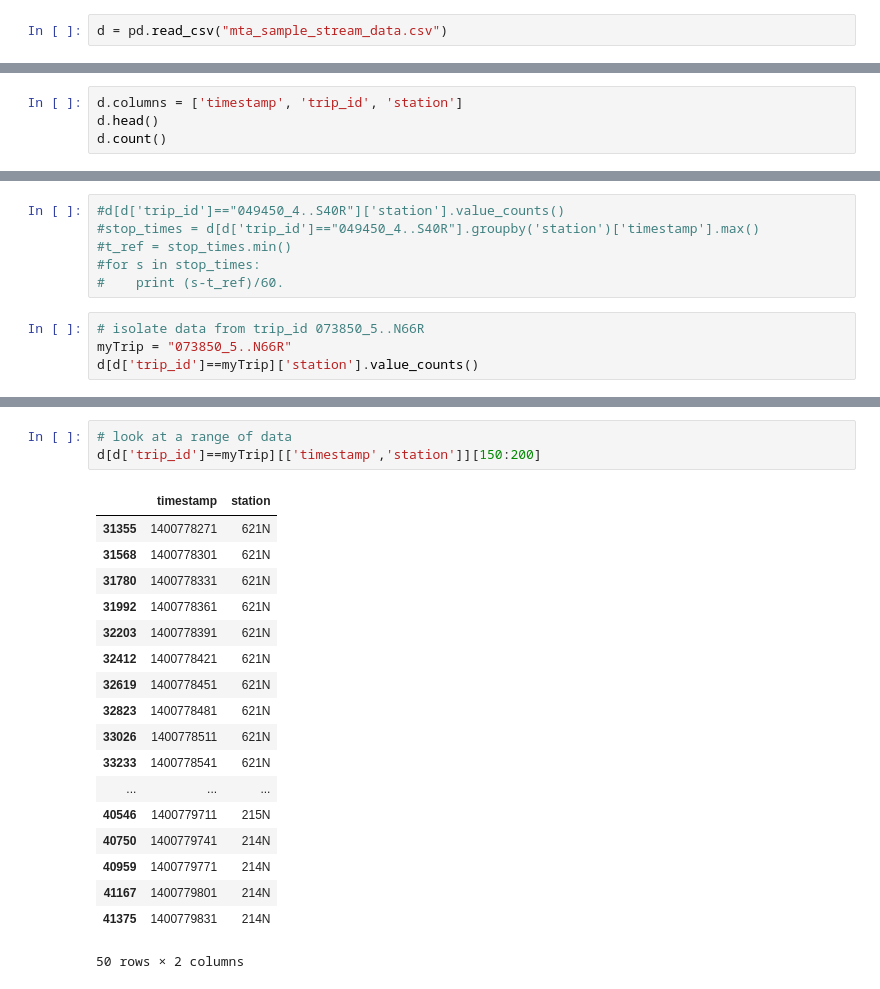
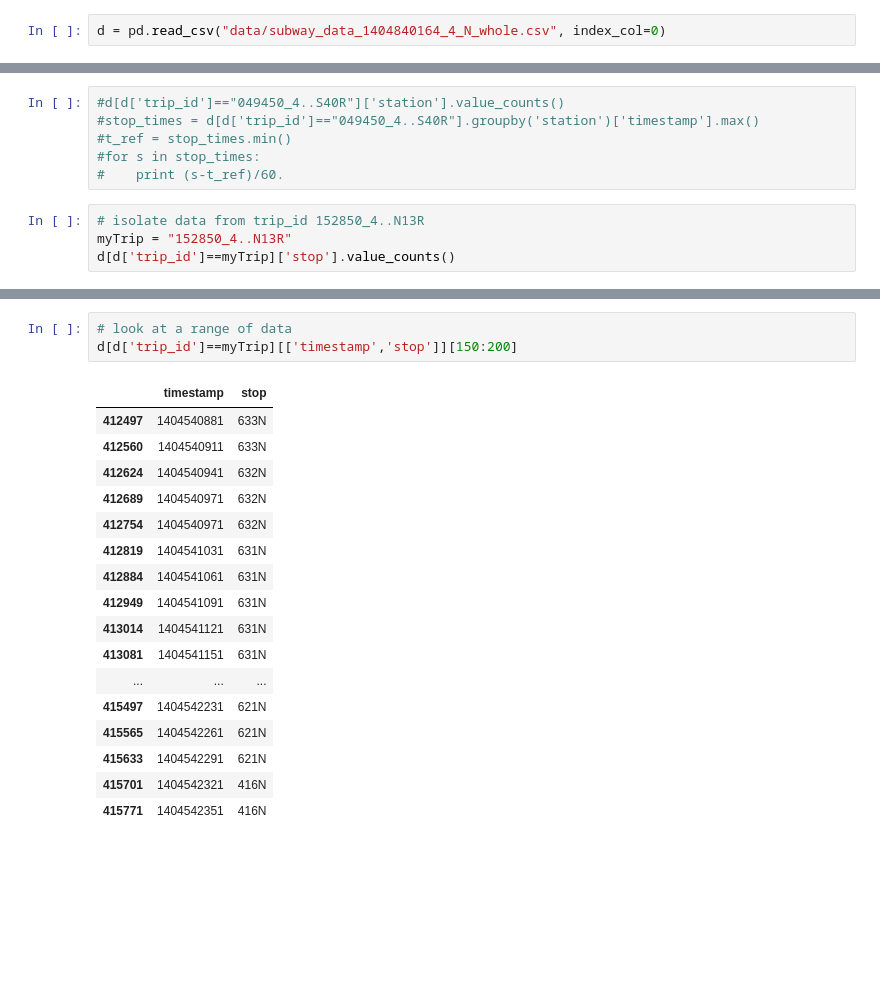
Before and after one commit to johngergely/conductor, a Jupyter notebook: introduction.ipynb, the cells around one changed output, grey strips where cells are left out. Drawn from its saved outputs; the diff is of its cells as text; blank space fills up the shorter version.

```diff
--- a/introduction.ipynb
+++ b/introduction.ipynb
@@ -12,10 +12,6 @@ Start by loading the sample data set into a pandas data frame. The sample data s
 # %%
 import pandas as pd
 # %%
-d = pd.read_csv("mta_sample_stream_data.csv")
+d = pd.read_csv("data/subway_data_1404840164_4_N_whole.csv", index_col=0)
 # %% [markdown]
 What is contained in this dataset?
-# %%
-d.columns = ['timestamp', 'trip_id', 'station']
-d.head()
-d.count()
@@ -117,7 +189,7 @@ Length: 5864, dtype: int64
 #for s in stop_times:
 #    print (s-t_ref)/60.
 # %%
-# isolate data from trip_id 073850_5..N66R
-myTrip = "073850_5..N66R"
-d[d['trip_id']==myTrip]['station'].value_counts()
+# isolate data from trip_id 152850_4..N13R
+myTrip = "152850_4..N13R"
+d[d['trip_id']==myTrip]['stop'].value_counts()
 # %% [output]
@@ -141,25 +213,24 @@ dtype: int64
 # %%
 # look at a range of data
-d[d['trip_id']==myTrip][['timestamp','station']][150:200]
+d[d['trip_id']==myTrip][['timestamp','stop']][150:200]
 # %% [output]
-|  | timestamp | station |
-| 31355 | 1400778271 | 621N |
-| 31568 | 1400778301 | 621N |
-| 31780 | 1400778331 | 621N |
-| 31992 | 1400778361 | 621N |
-| 32203 | 1400778391 | 621N |
-| 32412 | 1400778421 | 621N |
-| 32619 | 1400778451 | 621N |
-| 32823 | 1400778481 | 621N |
-| 33026 | 1400778511 | 621N |
-| 33233 | 1400778541 | 621N |
+|  | timestamp | stop |
+| 412497 | 1404540881 | 633N |
+| 412560 | 1404540911 | 633N |
+| 412624 | 1404540941 | 632N |
+| 412689 | 1404540971 | 632N |
+| 412754 | 1404540971 | 632N |
+| 412819 | 1404541031 | 631N |
+| 412884 | 1404541061 | 631N |
+| 412949 | 1404541091 | 631N |
+| 413014 | 1404541121 | 631N |
+| 413081 | 1404541151 | 631N |
 | ... | ... | ... |
-| 40546 | 1400779711 | 215N |
-| 40750 | 1400779741 | 214N |
-| 40959 | 1400779771 | 214N |
-| 41167 | 1400779801 | 214N |
-| 41375 | 1400779831 | 214N |
+| 415497 | 1404542231 | 621N |
+| 415565 | 1404542261 | 621N |
+| 415633 | 1404542291 | 621N |
+| 415701 | 1404542321 | 416N |
+| 415771 | 1404542351 | 416N |
-50 rows × 2 columns
 # %% [markdown]
 A few notes and nuances about working with this data.
 
```
Also changed, not shown: parts of 21 cells of this notebook, 2 other files.
